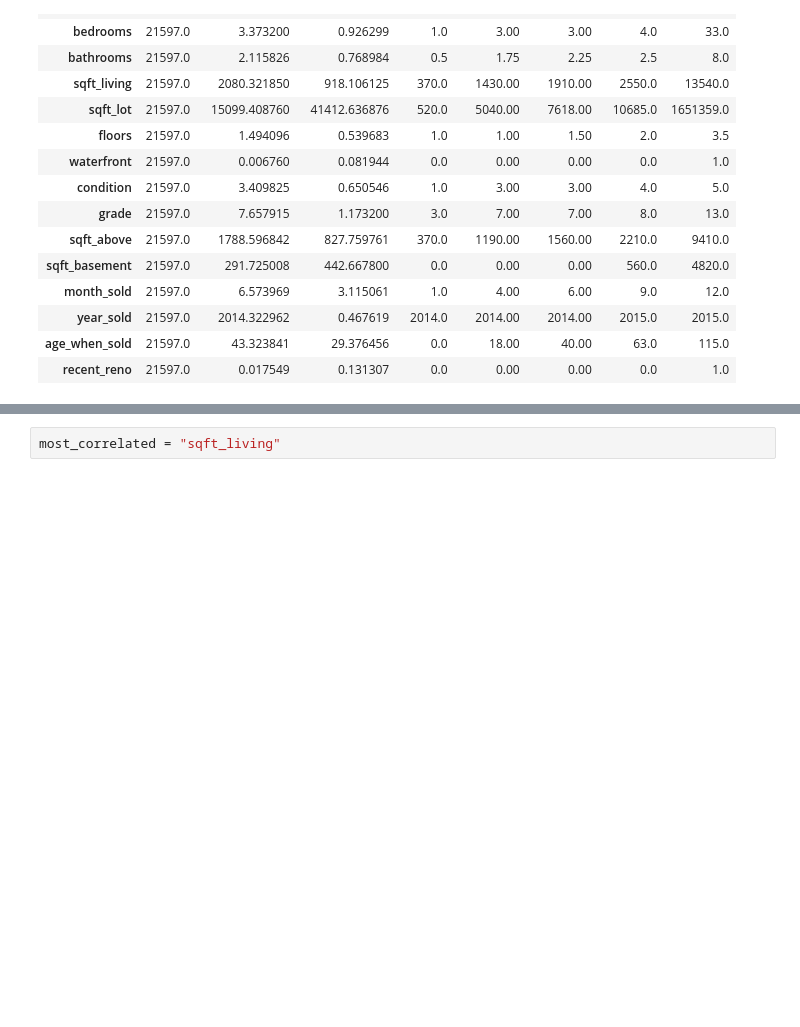
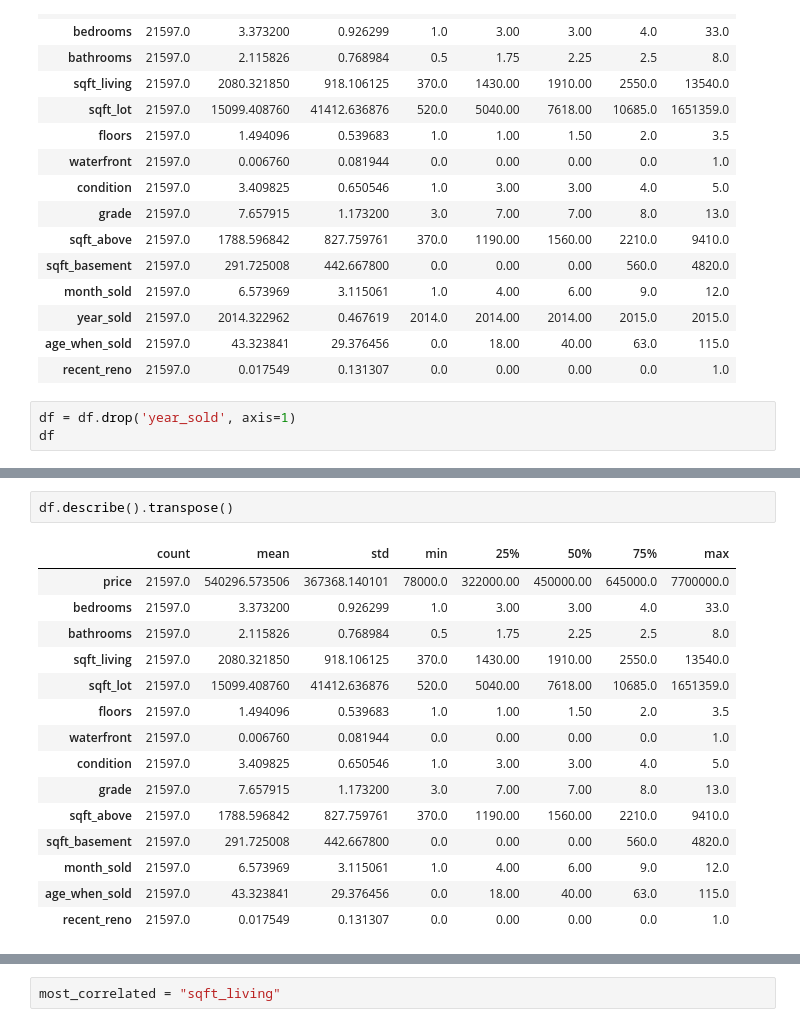
Before and after one commit to vict0rkang/dsc-phase-2-project-v2-3, a Jupyter notebook: student.ipynb, the cells around one changed output, grey strips where cells are left out. Cells and saved outputs as stored; diff of their text form; blank space fills up the shorter version.

```diff
--- a/student.ipynb
+++ b/student.ipynb
@@ -754,3 +444,6 @@ df.describe().transpose()
 | year_sold | 21597.0 | 2014.322962 | 0.467619 | 2014.0 | 2014.00 | 2014.00 | 2015.0 | 2015.0 |
 | age_when_sold | 21597.0 | 43.323841 | 29.376456 | 0.0 | 18.00 | 40.00 | 63.0 | 115.0 |
 | recent_reno | 21597.0 | 0.017549 | 0.131307 | 0.0 | 0.00 | 0.00 | 0.0 | 1.0 |
+# %%
+df = df.drop('year_sold', axis=1)
+df
@@ -756,0 +464,18 @@ df.describe().transpose()
+# %%
+df.describe().transpose()
+# %% [output]
+|  | count | mean | std | min | 25% | 50% | 75% | max |
+| price | 21597.0 | 540296.573506 | 367368.140101 | 78000.0 | 322000.00 | 450000.00 | 645000.0 | 7700000.0 |
+| bedrooms | 21597.0 | 3.373200 | 0.926299 | 1.0 | 3.00 | 3.00 | 4.0 | 33.0 |
+| bathrooms | 21597.0 | 2.115826 | 0.768984 | 0.5 | 1.75 | 2.25 | 2.5 | 8.0 |
+| sqft_living | 21597.0 | 2080.321850 | 918.106125 | 370.0 | 1430.00 | 1910.00 | 2550.0 | 13540.0 |
+| sqft_lot | 21597.0 | 15099.408760 | 41412.636876 | 520.0 | 5040.00 | 7618.00 | 10685.0 | 1651359.0 |
+| floors | 21597.0 | 1.494096 | 0.539683 | 1.0 | 1.00 | 1.50 | 2.0 | 3.5 |
+| waterfront | 21597.0 | 0.006760 | 0.081944 | 0.0 | 0.00 | 0.00 | 0.0 | 1.0 |
+| condition | 21597.0 | 3.409825 | 0.650546 | 1.0 | 3.00 | 3.00 | 4.0 | 5.0 |
+| grade | 21597.0 | 7.657915 | 1.173200 | 3.0 | 7.00 | 7.00 | 8.0 | 13.0 |
+| sqft_above | 21597.0 | 1788.596842 | 827.759761 | 370.0 | 1190.00 | 1560.00 | 2210.0 | 9410.0 |
+| sqft_basement | 21597.0 | 291.725008 | 442.667800 | 0.0 | 0.00 | 0.00 | 560.0 | 4820.0 |
+| month_sold | 21597.0 | 6.573969 | 3.115061 | 1.0 | 4.00 | 6.00 | 9.0 | 12.0 |
+| age_when_sold | 21597.0 | 43.323841 | 29.376456 | 0.0 | 18.00 | 40.00 | 63.0 | 115.0 |
+| recent_reno | 21597.0 | 0.017549 | 0.131307 | 0.0 | 0.00 | 0.00 | 0.0 | 1.0 |
```
Also changed, not shown: parts of 132 cells of this notebook.
